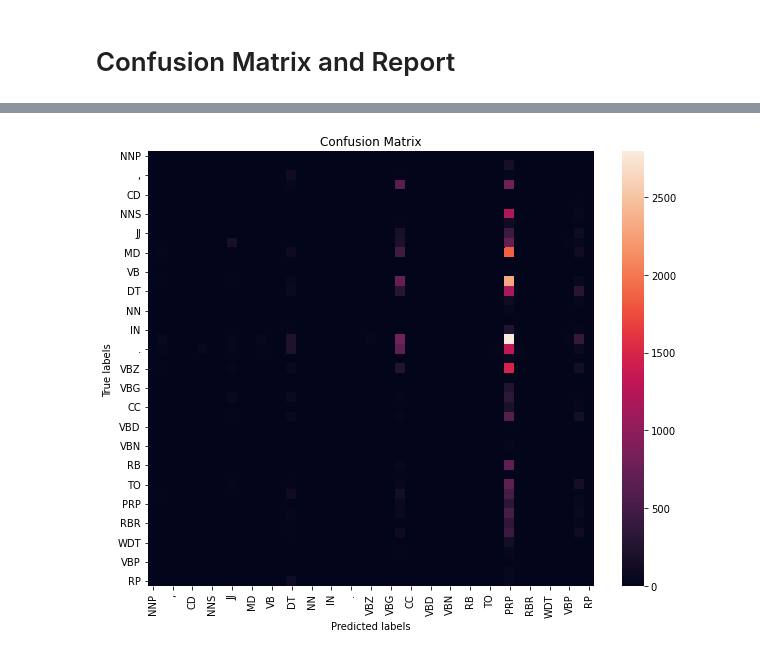
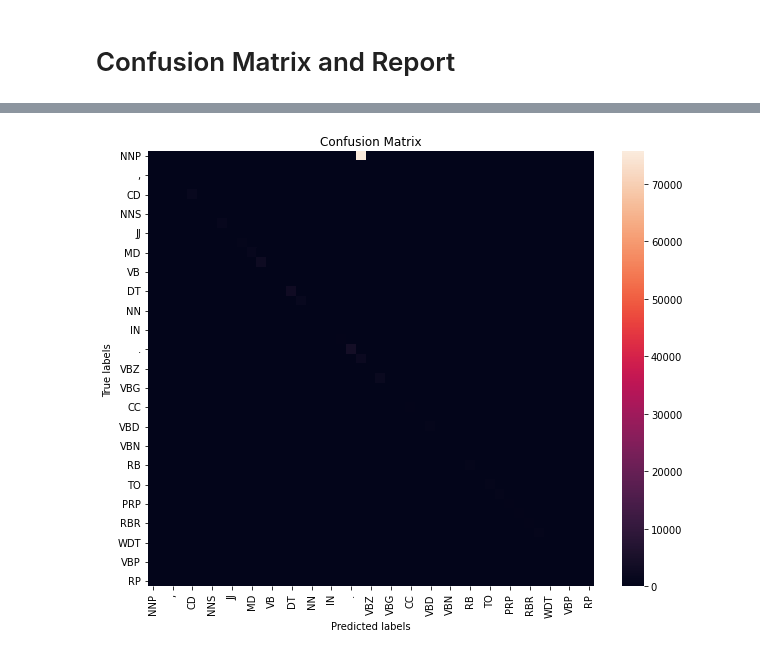
Before and after one commit to younik/pos-tagging, a Jupyter notebook: word-tagging/Assignment_1.ipynb, the cells around one changed output, grey strips where cells are left out. Saved outputs shown, nothing was run; the diff lists cells and outputs as text; code cells hidden in the pictures.

Commit message:
use test for metrics

```diff
--- a/word-tagging/Assignment_1.ipynb
+++ b/word-tagging/Assignment_1.ipynb
@@ -988 +1025,22 @@ AttributeError: ignored
+# %%
+test_set = MyDataset(test_grouped, embedder, encoder)
+test_loader = DataLoader(test_set, batch_size=len(test_set), shuffle=True, collate_fn=collate_fn_pad)
+# %%
+punctuation = np.array([',', '.', '``', "''",  ':', '#', '$' ])
+mask = np.array([l not in punctuation for l in labels], dtype=int)
+no_punc_labels = labels[mask == 1]
+
+y_true = torch.Tensor()
+y_pred_lstm = torch.Tensor().to(device)
+y_pred_fc = torch.Tensor().to(device)
+
+for data in test_loader:
+  y_true = torch.cat((y_true, data['labels']), 0)
+  y_pred_lstm = torch.cat((y_pred_lstm, model_lstm.prediction(data['words'])), 0)
+  y_pred_fc = torch.cat((y_pred_fc, model_fc.prediction(data['words'])), 0)
+
+
+y_true = y_true.squeeze().flatten().int()
+y_pred_lstm = y_pred_lstm.flatten()
+y_pred_fc = y_pred_fc.flatten()
 # %%
@@ -1032,17 +1092,17 @@ print(average_table)
 # %%
-cm = confusion_matrix(y_true_encoded, y_pred.cpu())
+cm = confusion_matrix(y_true, y_pred_lstm.cpu())
 
 plt.rcParams["figure.figsize"] = (10, 8)
 ax= plt.subplot()
 sns.heatmap(cm)
 
 # labels, title and ticks
 ax.set_xlabel('Predicted labels');
 ax.set_ylabel('True labels');
 ax.set_title('Confusion Matrix');
 ax.xaxis.set_ticklabels(labels.flatten());
 plt.xticks(rotation=90);
 ax.yaxis.set_ticklabels(labels.flatten());
 plt.yticks(rotation=0);
 # %% [output]
-[figure, old version]
+[figure, new version]
```
Also changed, not shown: parts of 4 cells of this notebook.
